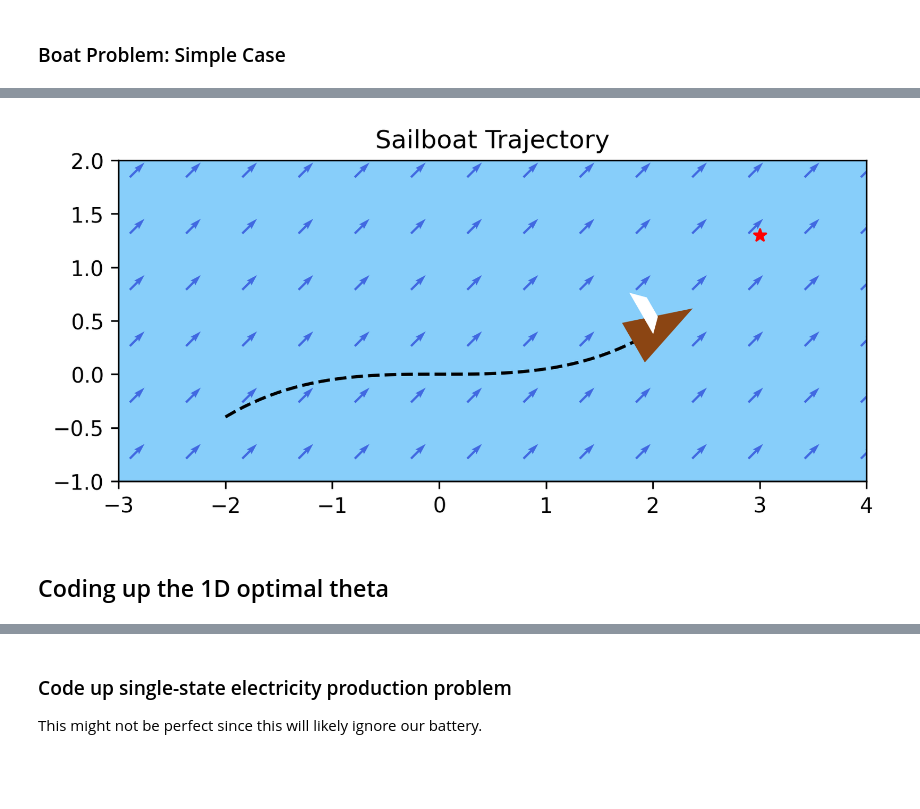
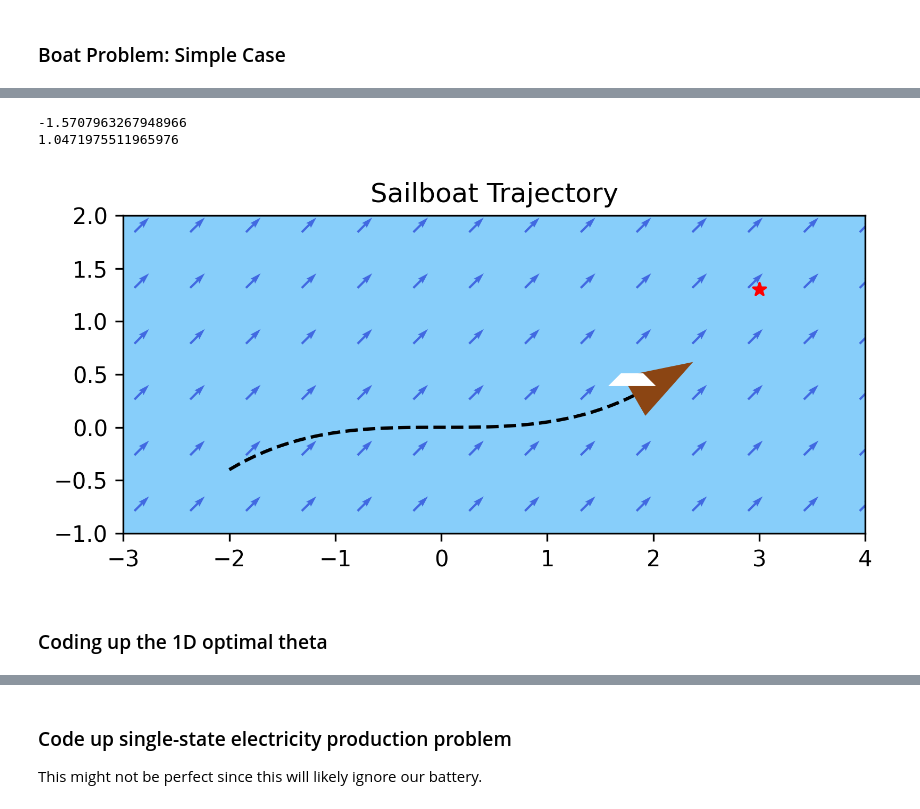
Before and after one commit to abraham-harris/optimized-sailing, a Jupyter notebook: abe_sandbox.ipynb, the cells around one changed output, grey strips where cells are left out. Cells and saved outputs as stored; diff of their text form; code cells hidden in the pictures; blank space fills up the shorter version.

Commit message:
Boaty McBoat Face

```diff
--- a/abe_sandbox.ipynb
+++ b/abe_sandbox.ipynb
@@ -52,5 +56,11 @@ animation.save("wind.mp4")
 # %% [markdown]
 <video src="wind.mp4" controls>
+# %%
+print((-np.pi/2) % (-2 * np.pi))
+print(np.pi/3)
+# %% [output]
+-1.5707963267948966
+1.0471975511965976
 # %%
 ### Example Code to Plot boat in the Water ###
 
@@ -59,7 +69,20 @@ x = np.linspace(-2, 2)
 y = 0.05 * x**3
 
 def create_boat(center=(0, 0), size=1.0, phi=0, theta=0):
-    """Make a little triangle that looks like a boat. Also make a little sail"""
+    """Make a little triangle that looks like a boat. Also make a little sail."""
+    # Make clockwise rotations positive theta
+    theta = -theta
+    # Make between -2*np.pi and 2*np.pi
+    if theta > 0:
+        theta = theta % (2 * np.pi)
+    else:
+        theta = theta % (-2 * np.pi)
+    # Make rotations beyond 90 degrees go to the other side
+    if theta < -np.pi / 2:
+        theta = -theta - np.pi / 2
+    if theta > np.pi / 2:
+        theta = -theta + np.pi / 2
+
     # Get vertices relative to origin (boat starts facing right)
     triangle = np.array([
         [2, 0], # Right vertex
@@ -67,6 +90,7 @@ def create_boat(center=(0, 0), size=1.0, phi=0, theta=0):
         [-1, -1] # Bottom right
     ]) * size
 
+    # Port side sail
     if theta < 0 and theta >= -np.pi:
         sail = np.array([
             [0, 0],
@@ -74,6 +98,7 @@ def create_boat(center=(0, 0), size=1.0, phi=0, theta=0):
             [-1.5, 0.5],
             [-2, 0]
         ]) * size
+    # Starboard side sail
     else:
         sail = np.array([
             [0, 0],
@@ -103,35 +128,35 @@ def make_plot(x, y, phi, theta):
     sail.
     """
     # Plot
     plt.title("Sailboat Trajectory")
     ax = plt.gca()
     ax.set_facecolor("lightskyblue") # background color
     ax.plot(x, y, "k--", zorder=1) # plot trajectory
 
     # Plot boat
     triangle_coords, sail_coords = create_boat(center=(x[-1], y[-1]), size=0.2, phi=phi, theta=theta)
     triangle_patch = patches.Polygon(triangle_coords, closed=True, color="saddlebrown", zorder=2)
     sail_patch = patches.Polygon(sail_coords, closed=True, color="white", zorder=3)
     ax.add_patch(triangle_patch)
     ax.add_patch(sail_patch)
 
     # Plot target
     ax.scatter(3, 1.3, marker="*", c="r")
 
     # Plot wind vector field
     x, y = np.meshgrid(np.linspace(-5, 5, 20), np.linspace(-5, 5, 20))
     u = 0.25 * np.ones_like(x) # x component of wind
     v = 0.25 * np.ones_like(y) # y component of wind
     plt.quiver(x, y, u, v, color="royalblue", zorder=1)
 
     ax.set_xlim(-3, 4)
     ax.set_ylim(-1, 2)
     plt.gca().set_aspect('equal')
     plt.show()
 
-make_plot(x, y, np.pi/6, -np.pi/2)
+make_plot(x, y, np.pi/6, -2*np.pi/3)
 # %% [output]
-[figure, old version]
+[figure, new version]
 # %%
 ### Trying to solve the simplest problem ###
 
@@ -153,5 +178,5 @@ def state_equation(t, s):
 
 initial_state
 # %% [markdown]
-## Coding up the 1D optimal theta
+### Coding up the 1D optimal theta
 # %%
```
Also changed, not shown: parts of 6 cells of this notebook.
